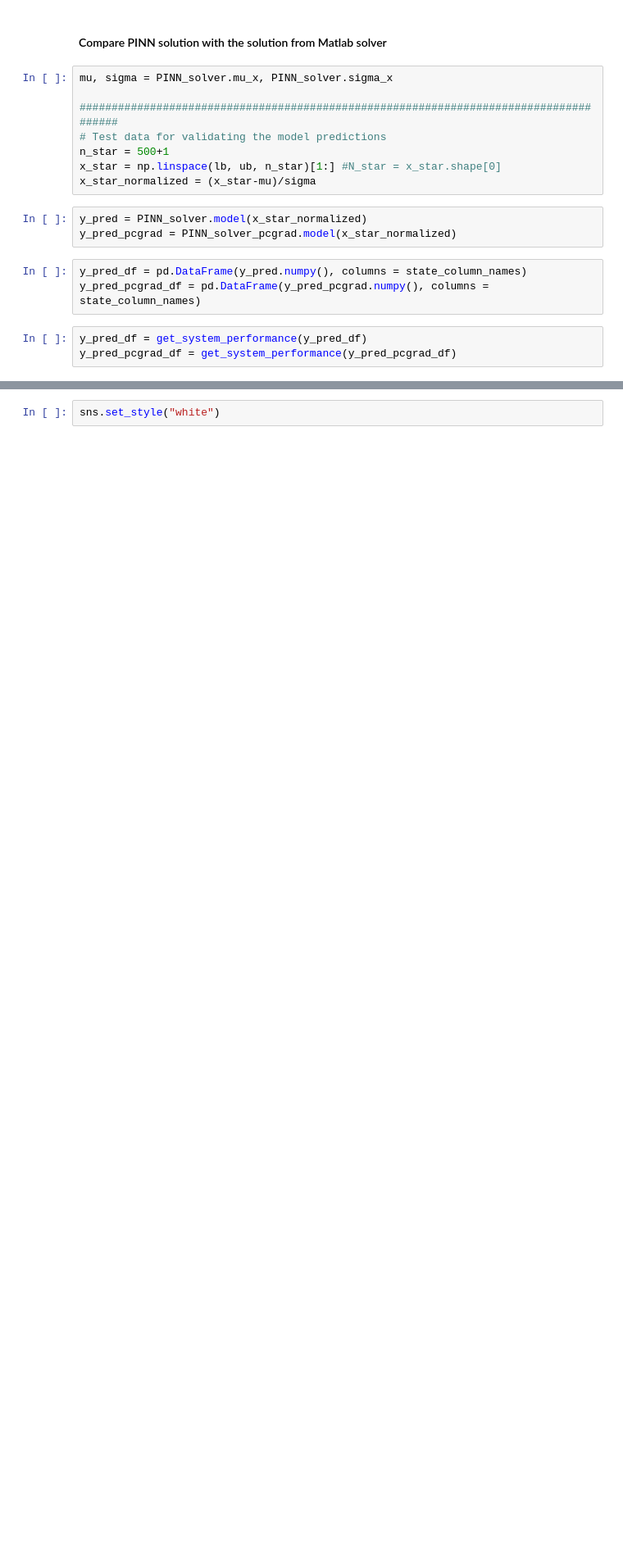
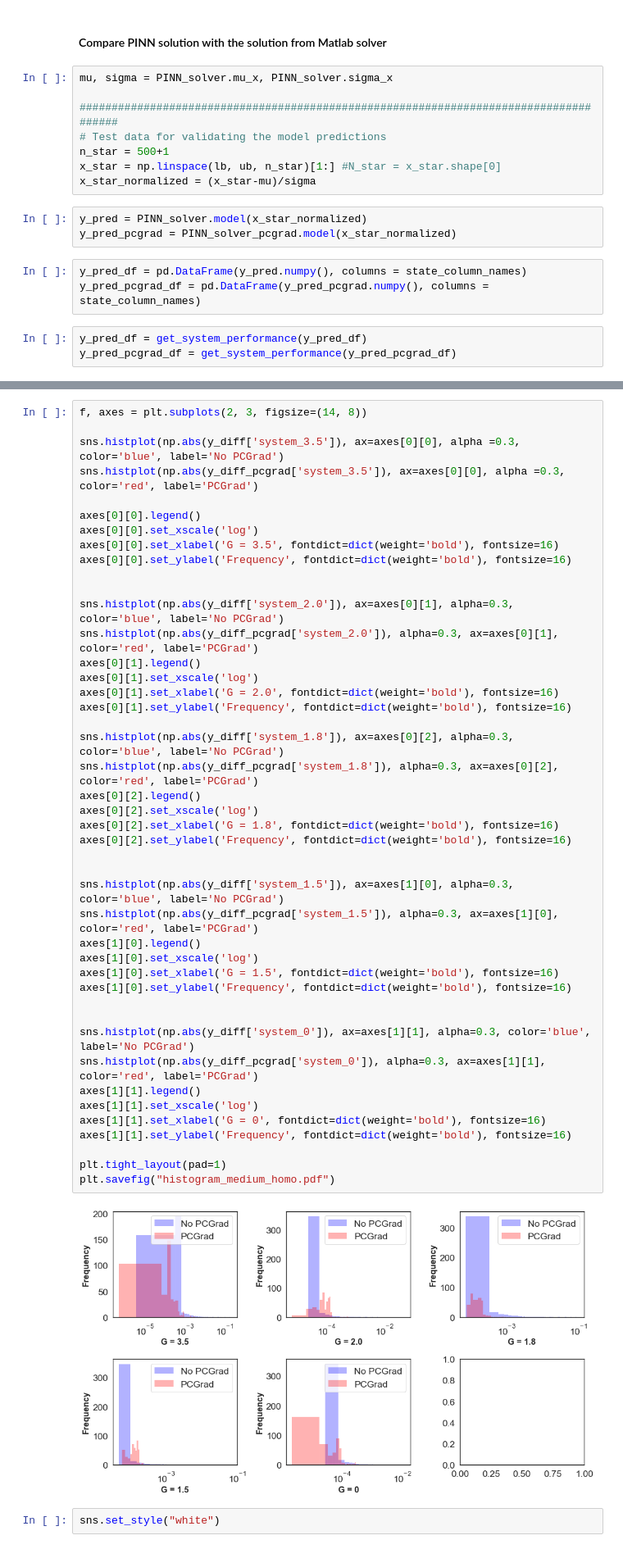
Before and after one commit to zxgcqupt/PINNs4SRA, a Jupyter notebook: medium_homogeneous_CTMC/PINN_for_medium_homo_CTMC_reliability_analysis.ipynb, the cells around one changed output, grey strips where cells are left out. Shown at 82% size. Drawn from its saved outputs; the diff is of its cells as text; blank space fills up the shorter version.

```diff
--- a/medium_homogeneous_CTMC/PINN_for_medium_homo_CTMC_reliability_analysis.ipynb
+++ b/medium_homogeneous_CTMC/PINN_for_medium_homo_CTMC_reliability_analysis.ipynb
@@ -393,3 +395,49 @@ y_pred_pcgrad_df = get_system_performance(y_pred_pcgrad_df)
+# %%
+f, axes = plt.subplots(2, 3, figsize=(14, 8))
+
+sns.histplot(np.abs(y_diff['system_3.5']), ax=axes[0][0], alpha =0.3, color='blue', label='No PCGrad')
+sns.histplot(np.abs(y_diff_pcgrad['system_3.5']), ax=axes[0][0], alpha =0.3, color='red', label='PCGrad')
+
+axes[0][0].legend()
+axes[0][0].set_xscale('log')
+axes[0][0].set_xlabel('G = 3.5', fontdict=dict(weight='bold'), fontsize=16)
+axes[0][0].set_ylabel('Frequency', fontdict=dict(weight='bold'), fontsize=16)
+
+
+sns.histplot(np.abs(y_diff['system_2.0']), ax=axes[0][1], alpha=0.3, color='blue', label='No PCGrad')
+sns.histplot(np.abs(y_diff_pcgrad['system_2.0']), alpha=0.3, ax=axes[0][1], color='red', label='PCGrad')
+axes[0][1].legend()
+axes[0][1].set_xscale('log')
+axes[0][1].set_xlabel('G = 2.0', fontdict=dict(weight='bold'), fontsize=16)
+axes[0][1].set_ylabel('Frequency', fontdict=dict(weight='bold'), fontsize=16)
+
+sns.histplot(np.abs(y_diff['system_1.8']), ax=axes[0][2], alpha=0.3, color='blue', label='No PCGrad')
+sns.histplot(np.abs(y_diff_pcgrad['system_1.8']), alpha=0.3, ax=axes[0][2], color='red', label='PCGrad')
+axes[0][2].legend()
+axes[0][2].set_xscale('log')
+axes[0][2].set_xlabel('G = 1.8', fontdict=dict(weight='bold'), fontsize=16)
+axes[0][2].set_ylabel('Frequency', fontdict=dict(weight='bold'), fontsize=16)
+
+
+sns.histplot(np.abs(y_diff['system_1.5']), ax=axes[1][0], alpha=0.3, color='blue', label='No PCGrad')
+sns.histplot(np.abs(y_diff_pcgrad['system_1.5']), alpha=0.3, ax=axes[1][0], color='red', label='PCGrad')
+axes[1][0].legend()
+axes[1][0].set_xscale('log')
+axes[1][0].set_xlabel('G = 1.5', fontdict=dict(weight='bold'), fontsize=16)
+axes[1][0].set_ylabel('Frequency', fontdict=dict(weight='bold'), fontsize=16)
+
+
+sns.histplot(np.abs(y_diff['system_0']), ax=axes[1][1], alpha=0.3, color='blue', label='No PCGrad')
+sns.histplot(np.abs(y_diff_pcgrad['system_0']), alpha=0.3, ax=axes[1][1], color='red', label='PCGrad')
+axes[1][1].legend()
+axes[1][1].set_xscale('log')
+axes[1][1].set_xlabel('G = 0', fontdict=dict(weight='bold'), fontsize=16)
+axes[1][1].set_ylabel('Frequency', fontdict=dict(weight='bold'), fontsize=16)
+
+plt.tight_layout(pad=1)
+plt.savefig("histogram_medium_homo.pdf")
+# %% [output]
+[figure, added]
 # %%
 sns.set_style("white")
 # %%
```
Also changed, not shown: parts of 3 cells of this notebook, 18 other files.
